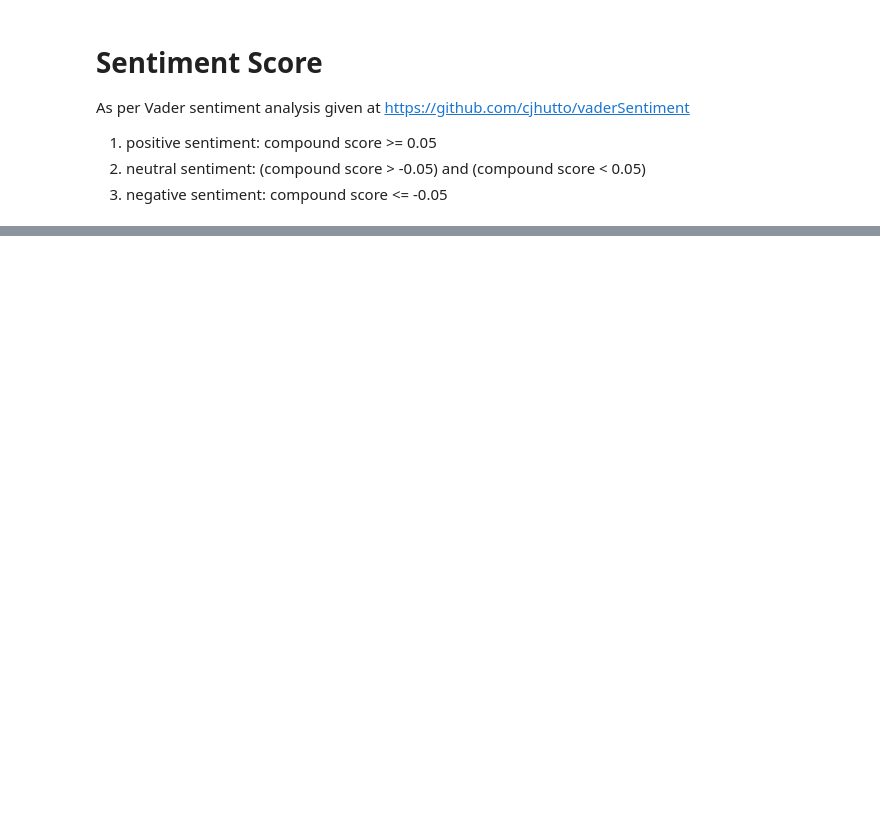
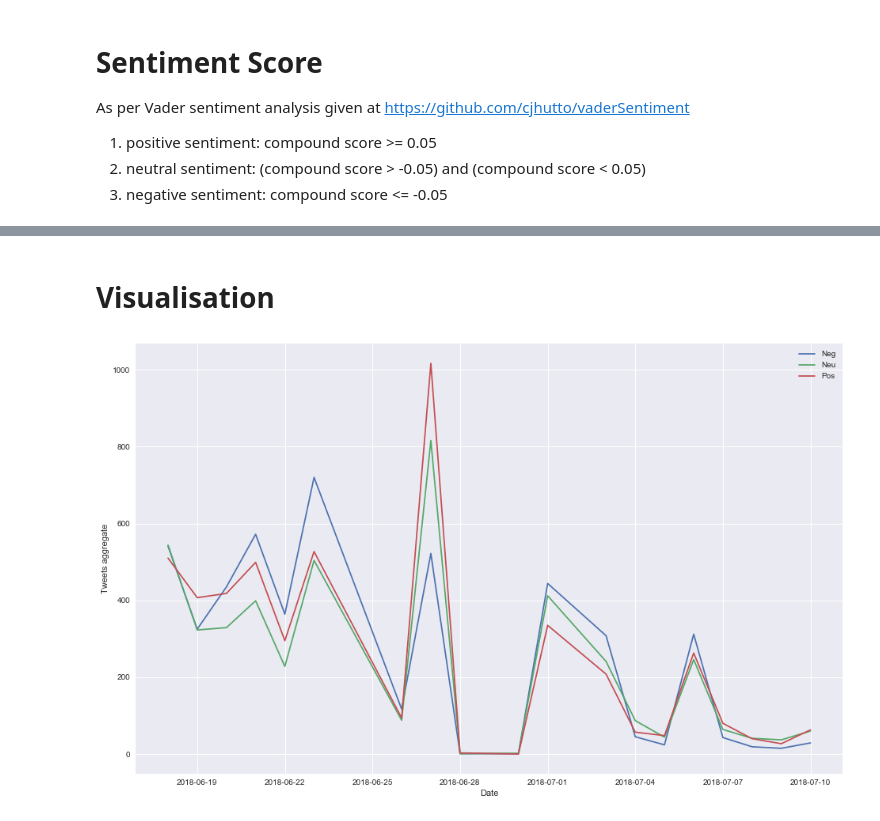
Before and after one commit to RavikumarVadai/twitter-sentiment-analysis, a Jupyter notebook: VAR .ipynb, the cells around one changed output, grey strips where cells are left out. Cells and saved outputs as stored; diff of their text form; code cells hidden in the pictures; blank space fills up the shorter version.

Commit message:
Sentiment analysis

```diff
--- a/VAR .ipynb
+++ b/VAR .ipynb
@@ -287,0 +276,12 @@ plt.show()
+# %%
+import numpy as np
+DF = df.join(tweet_data)
+df_score = DF[['tweet_date','processed_tweets', 'compound']]
+Score = df_score['compound'].values
+Pos = np.where(Score > 0.05, 1, 0)
+Neg = np.where(Score <-0.05, 1, 0)
+Neu = np.where((Score > -0.05) &( Score < 0.05), 1, 0)
+columns = ['Pos', 'Neg', 'Neu']
+Score = pd.DataFrame(np.column_stack([Pos,Neg,Neu]), columns = columns)
+tweet_sentiment_data = df_score.join(Score)
+tweet_sentiment_data.head()
@@ -287,0 +295,15 @@ plt.show()
+# %% [markdown]
+# Visualisation
+# %%
+%matplotlib inline
+import matplotlib.pyplot as plt
+import seaborn as sns
+sns.set()
+tweet_sentiment_data
+tweet_sentiment_data['Date'] = tweet_sentiment_data['tweet_date'].dt.date
+# creat pivottable
+tweet_sentiment_data.pivot_table(['Pos', 'Neg', 'Neu'], index = 'Date', aggfunc= 'sum').plot(figsize = (16,10))
+plt.ylabel('Tweets aggregate')
+plt.show()
+# %% [output]
+[figure, added]
```
Also changed, not shown: parts of 12 cells of this notebook.
